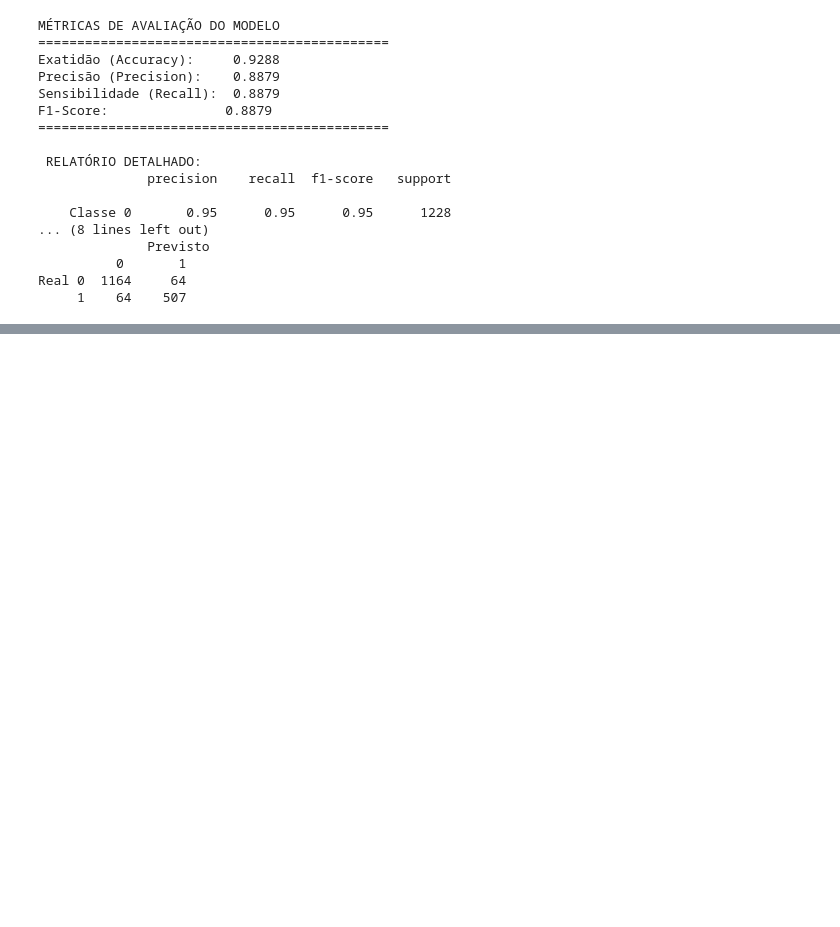
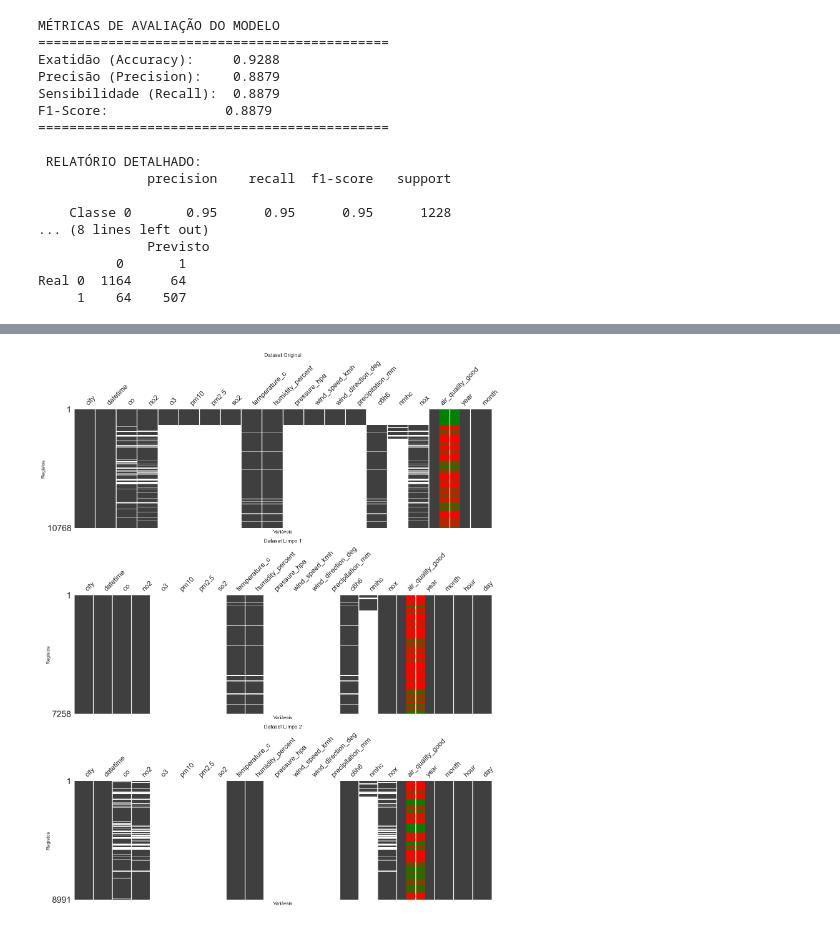
Before and after one commit to franciscopmbraz/Projeto_IA, a Jupyter notebook: train_classification.ipynb, the cells around one changed output, grey strips where cells are left out. Saved outputs shown, nothing was run; the diff lists cells and outputs as text; code cells hidden in the pictures; blank space fills up the shorter version.

```diff
--- a/train_classification.ipynb
+++ b/train_classification.ipynb
@@ -310,0 +398,88 @@ Real 0  1164     64
+# %%
+%matplotlib inline
+
+fig, axes = plt.subplots(3, 1, figsize=(15, 18))
+
+def color_boolean_column(ax, dataframe, column_name):
+
+    # posição da coluna
+    col_index = dataframe.columns.get_loc(column_name)
+
+    # desenhar células coloridas
+    for i, val in enumerate(dataframe[column_name]):
+
+        if pd.isna(val):
+            color = "white"
+
+        elif val == True:
+            color = "green"
+
+        else:
+            color = "red"
+
+        ax.add_patch(
+            plt.Rectangle(
+                (col_index, i),
+                1,
+                1,
+                color=color,
+                ec=None
+            )
+        )
+
+
+# Gráfico 1
+msno.matrix(
+    df,
+    ax=axes[0],
+    sparkline=False
+)
+
+color_boolean_column(
+    axes[0],
+    df,
+    "air_quality_good"
+)
+
+axes[0].set_title("Dataset Original")
+axes[0].set_xlabel("Variáveis")
+axes[0].set_ylabel("Registos")
+
+# Gráfico 2
+msno.matrix(
+    df_clean,
+    ax=axes[1],
+    sparkline=False
+)
+
+color_boolean_column(
+    axes[1],
+    df_clean,
+    "air_quality_good"
+)
+
+axes[1].set_title("Dataset Limpo 1")
+axes[1].set_xlabel("Variáveis")
+axes[1].set_ylabel("Registos")
+
+# Gráfico 3
+msno.matrix(
+    df_clean2,
+    ax=axes[2],
+    sparkline=False
+)
+
+color_boolean_column(
+    axes[2],
+    df_clean2,
+    "air_quality_good"
+)
+
+axes[2].set_title("Dataset Limpo 2")
+axes[2].set_xlabel("Variáveis")
+axes[2].set_ylabel("Registos")
+
+plt.tight_layout()
+plt.show()
+# %% [output]
+[figure, added]
```
Also changed, not shown: parts of 13 cells of this notebook, 2 other files.
